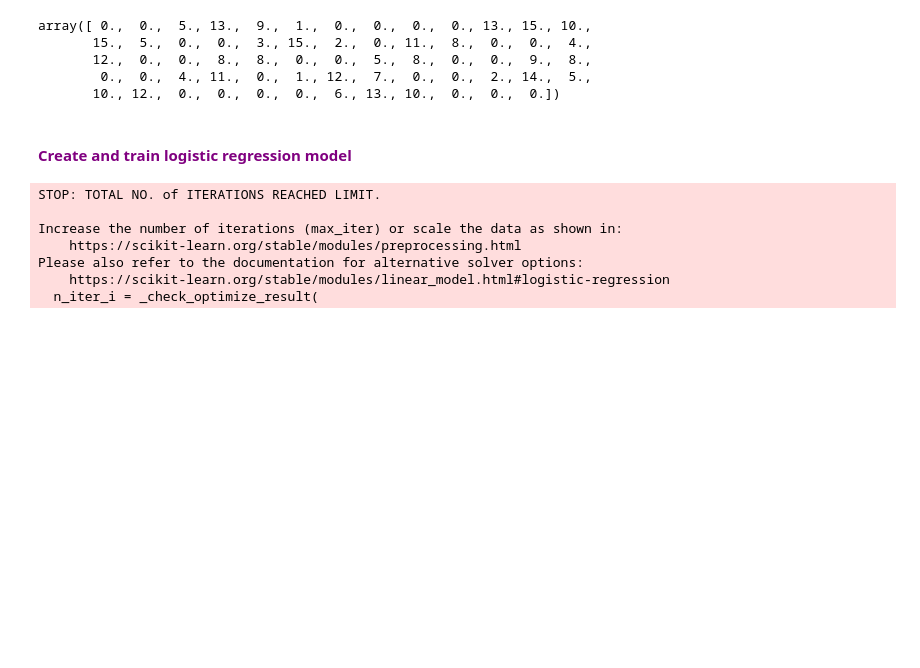
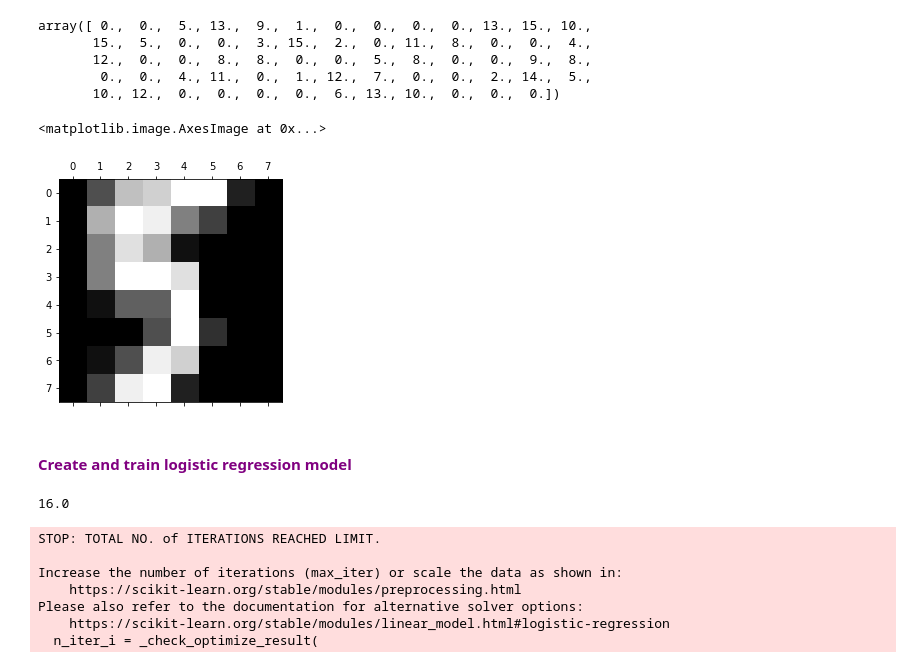
Before and after one commit to Jasondecode2020/ml-2021, a Jupyter notebook: 8_logistic_reg_multiclass/8_logistic_regression_multiclass.ipynb, the cells around one changed output. Cells and saved outputs as stored; diff of their text form; code cells hidden in the pictures; blank space fills up the shorter version.

```diff
--- a/8_logistic_reg_multiclass/8_logistic_regression_multiclass.ipynb
+++ b/8_logistic_reg_multiclass/8_logistic_regression_multiclass.ipynb
@@ -30,6 +30,11 @@ array([ 0.,  0.,  5., 13.,  9.,  1.,  0.,  0.,  0.,  0., 13., 15., 10.,
        12.,  0.,  0.,  8.,  8.,  0.,  0.,  5.,  8.,  0.,  0.,  9.,  8.,
         0.,  0.,  4., 11.,  0.,  1., 12.,  7.,  0.,  0.,  2., 14.,  5.,
        10., 12.,  0.,  0.,  0.,  0.,  6., 13., 10.,  0.,  0.,  0.])
+# %%
+plt.matshow(digits.images[15])
+# %% [output]
+<matplotlib.image.AxesImage at 0x...>
+[figure, added]
 # %% [markdown]
 <h4 style='color:purple'>Create and train logistic regression model</h4>
 # %%
@@ -37,3 +42,7 @@ from sklearn.linear_model import LogisticRegression
 model = LogisticRegression()
 # %%
 from sklearn.model_selection import train_test_split
+# %%
+digits.data.max()
+# %% [output]
+16.0
```
Also changed, not shown: parts of 15 cells of this notebook.
